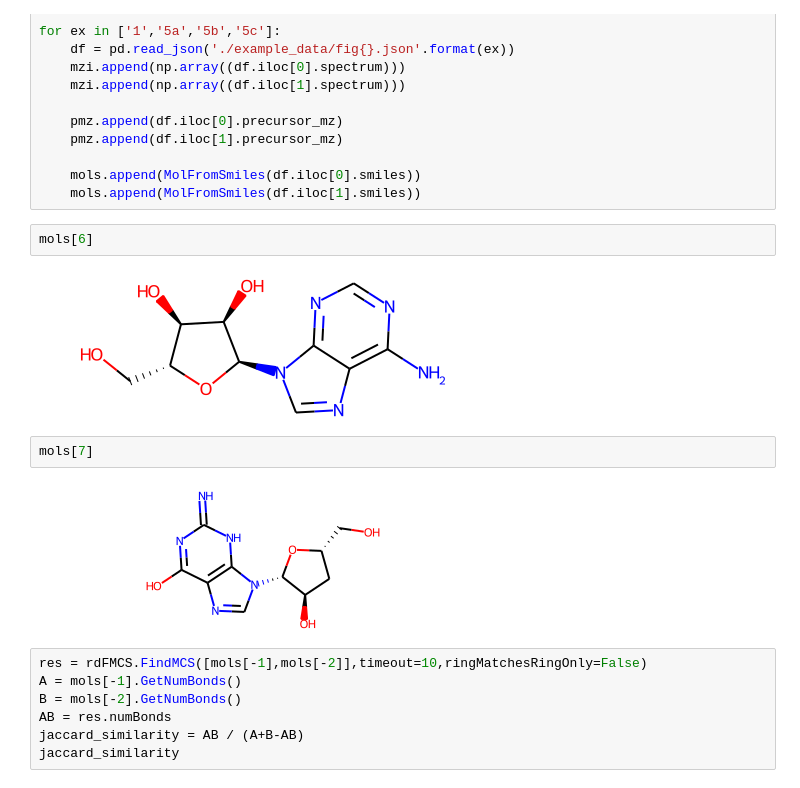
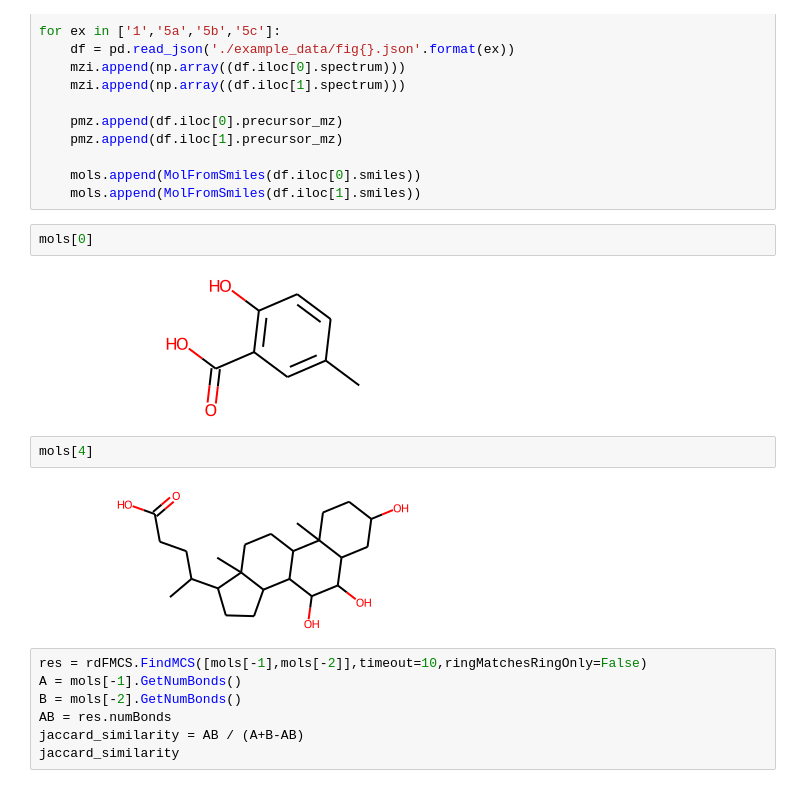
Before and after one commit to biorack/simile, a Jupyter notebook: simile-example.ipynb, the cells around one changed output. Saved outputs shown, nothing was run; the diff lists cells and outputs as text.

```diff
--- a/simile-example.ipynb
+++ b/simile-example.ipynb
@@ -36,13 +36,13 @@ for ex in ['1','5a','5b','5c']:
     mols.append(MolFromSmiles(df.iloc[0].smiles))
     mols.append(MolFromSmiles(df.iloc[1].smiles))
 # %%
-mols[6]
+mols[0]
 # %% [output]
-[figure, old version]
+[figure, new version]
 # %%
-mols[7]
+mols[4]
 # %% [output]
-[figure, old version]
+[figure, new version]
 # %%
 res = rdFMCS.FindMCS([mols[-1],mols[-2]],timeout=10,ringMatchesRingOnly=False)
 A = mols[-1].GetNumBonds()
```
Also changed, not shown: parts of 2 cells of this notebook, 2 other files.
